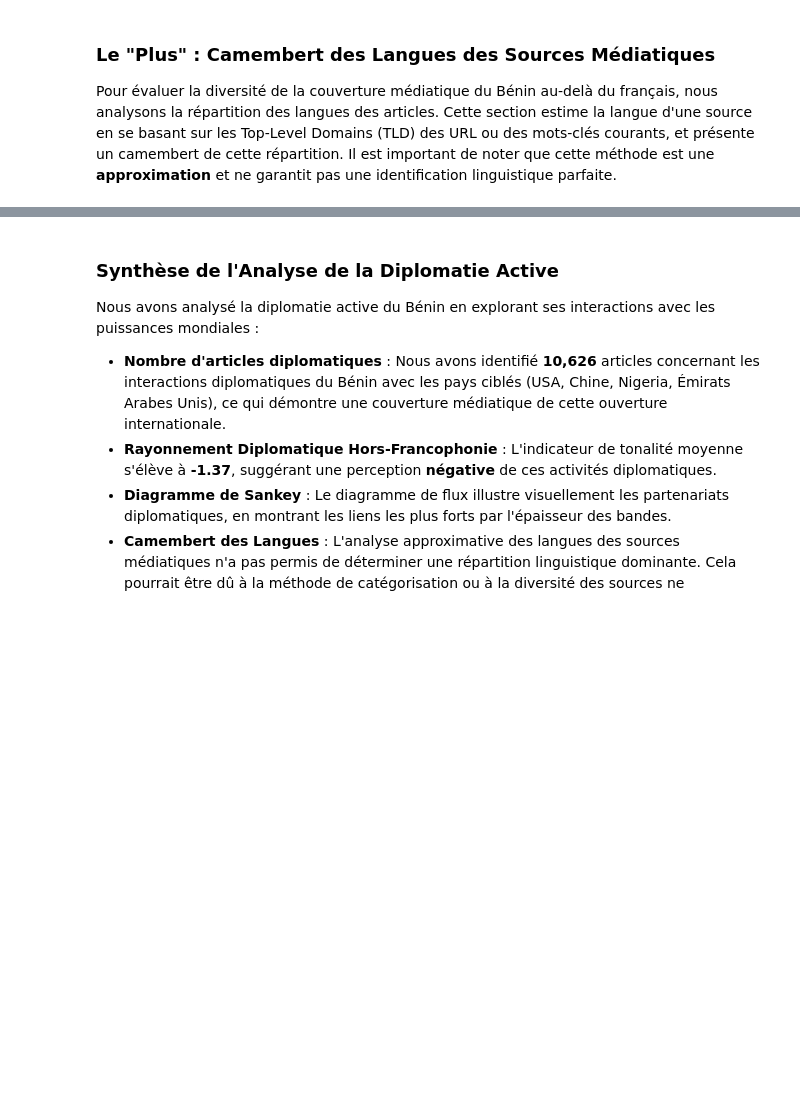
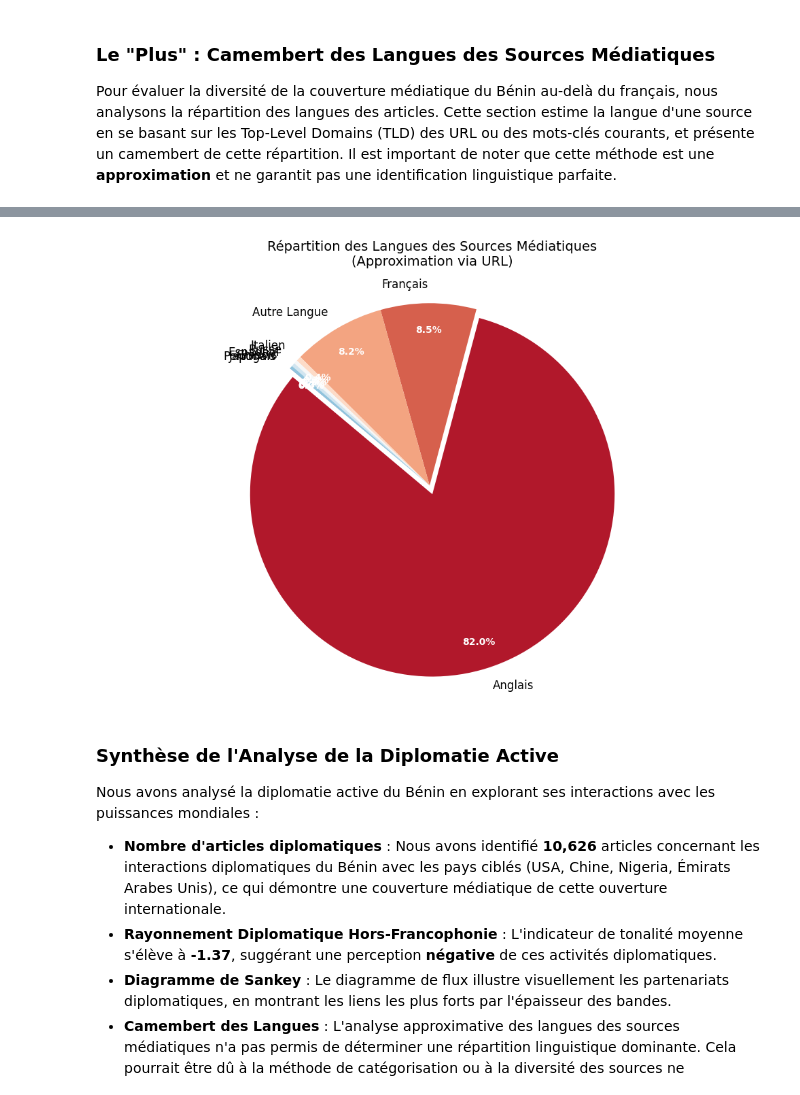
Before and after one commit to GuerindaG/equipe6_benin_insight_challenge_2026, a Jupyter notebook: notebooks/equipe6_Benin_insight_challenge.ipynb, the cells around one changed output, grey strips where cells are left out. Drawn from its saved outputs; the diff is of its cells as text; code cells hidden in the pictures; blank space fills up the shorter version.

```diff
--- a/notebooks/equipe6_Benin_insight_challenge.ipynb
+++ b/notebooks/equipe6_Benin_insight_challenge.ipynb
@@ -1232,3 +1187,93 @@ Note: L'identification des langues est une approximation basée sur les TLD et m
+# %%
+import matplotlib.pyplot as plt
+import pandas as pd # Ensure pandas is imported
+from urllib.parse import urlparse # To parse URLs
+
+# Function to approximate language from URL
+def get_approx_language(url):
+    if pd.isna(url):
+        return 'Inconnu'
+
+    url_lower = str(url).lower()
+
+    # More specific checks for French (given context of Benin/Francophonie)
+    if any(s in url_lower for s in ['.fr', '.be', '.ci', '.sn', '.bf', '.tg', '.ml', '.ne', 'africapresse.com', 'senego.com', 'afriquinfos.com', 'afropages.fr']):
+        return 'Français'
+
+    # More specific checks for English
+    if any(s in url_lower for s in ['.com', '.org', '.net', '.us', '.uk', '.au', '.ie', '.nz', '.ng', 'theguardian.com', 'leadership.ng', 'thisdaylive.com', 'legit.ng', 'europeansting.com', 'forbes.com']):
+        return 'Anglais'
+
+    # General TLD-based approximation
+    try:
+        domain = urlparse(url_lower).netloc
+        tld = domain.split('.')[-1]
+
+        if tld == 'de': return 'Allemand'
+        if tld == 'es': return 'Espagnol'
+        if tld == 'it': return 'Italien'
+        if tld == 'cn': return 'Chinois'
+        if tld == 'ru': return 'Russe'
+        if tld == 'jp': return 'Japonais'
+        if tld == 'br': return 'Portugais'
+        if tld == 'za': return 'Anglais' # South Africa often uses English
+        # Add more TLDs as needed
+
+    except ValueError:
+        pass # Handle malformed URLs if urlparse fails
+
+    # Default to 'Other Language' if not explicitly identified
+    return 'Autre Langue'
+
+# Apply the function to the SOURCEURL column of the main dataframe 'df'
+df['Langue_Approximative'] = df['SOURCEURL'].apply(get_approx_language)
+
+# Count the occurrences of each language
+language_counts = df['Langue_Approximative'].value_counts().reset_index()
+language_counts.columns = ['Langue', 'Nombre d\'articles']
+
+# Sort for better visualization
+language_counts = language_counts.sort_values(by='Nombre d\'articles', ascending=False)
+
+# Vérifier s'il y a des données à afficher
+if not language_counts.empty:
+    # Préparation des données
+    labels = language_counts['Langue']
+    sizes = language_counts['Nombre d\'articles']
+
+    # Palette de couleurs
+    colors = plt.cm.RdBu(np.linspace(0.1, 0.9, len(labels))) # np is available globally from earlier imports
+
+    fig, ax = plt.subplots(figsize=(10, 7))
+
+    # Création du camembert
+    wedges, texts, autotexts = ax.pie(
+        sizes,
+        labels=labels,
+        autopct='%1.1f%%',
+        startangle=140,
+        colors=colors,
+        pctdistance=0.85,
+        explode=[0.05 if i == 0 else 0 for i in range(len(labels))] # Met en avant la première langue
+    )
+
+    # Style des textes
+    plt.setp(autotexts, size=10, weight="bold", color="white")
+    plt.setp(texts, size=12)
+
+    plt.title('Répartition des Langues des Sources Médiatiques\n(Approximation via URL)', fontsize=14, pad=20)
+
+    # Aspect cercle parfait
+    ax.axis('equal')
+    plt.tight_layout()
+    plt.show()
+
+    # Sauvegarde pour votre rapport Heysine
+    fig.savefig("repartition_langues.png", dpi=300)
+else:
+    print("Pas de données pour générer le graphique.")
+# %% [output]
+[figure, added]
 # %% [markdown]
 ### Synthèse de l'Analyse de la Diplomatie Active
 
```
Also changed, not shown: parts of 13 cells of this notebook.
